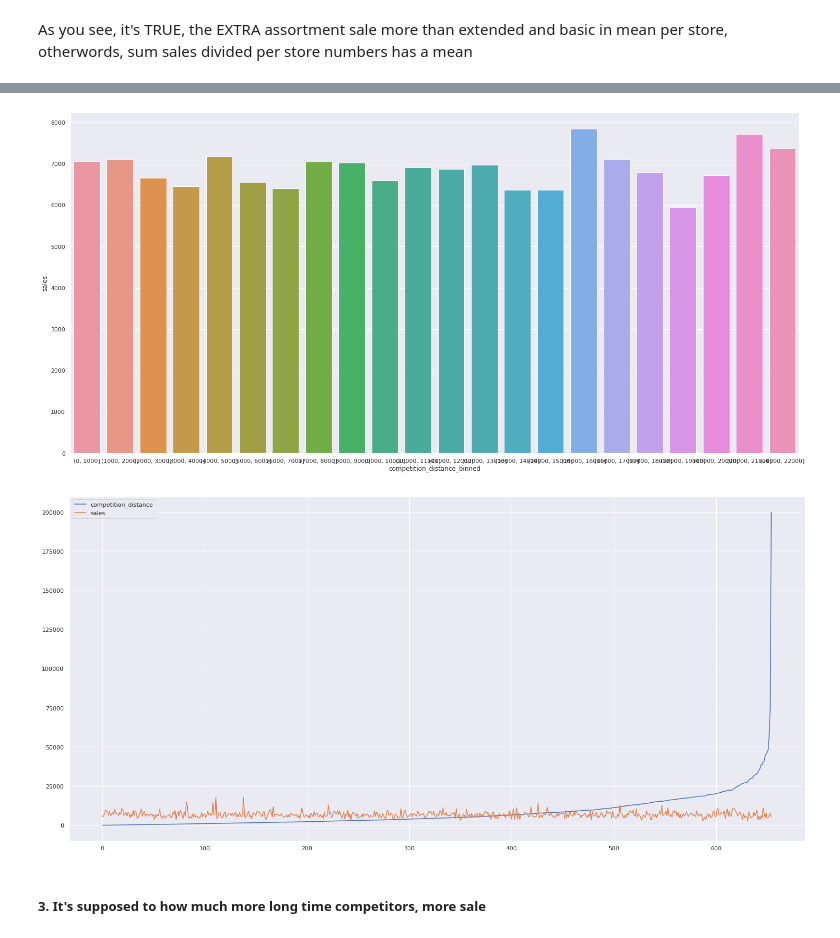
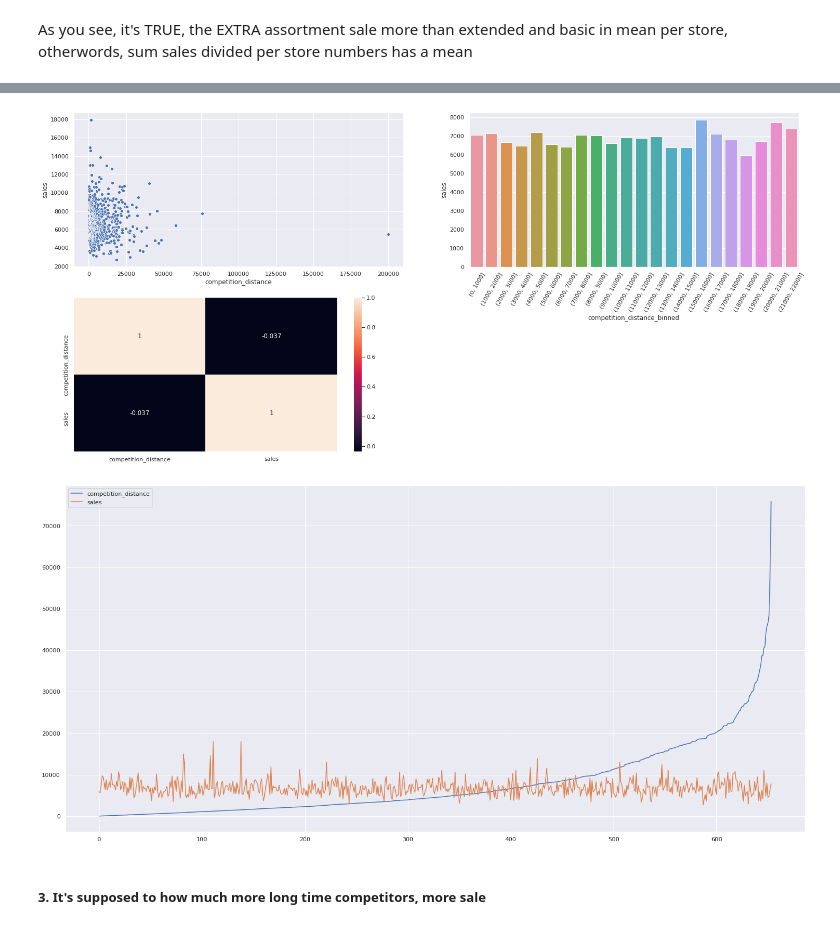
Before and after one commit to diegopmayer/rossman_sales_forecast, a Jupyter notebook: exploratory_data_analysis.ipynb, the cells around one changed output, grey strips where cells are left out. Drawn from its saved outputs; the diff is of its cells as text; code cells hidden in the pictures.

```diff
--- a/exploratory_data_analysis.ipynb
+++ b/exploratory_data_analysis.ipynb
@@ -815,25 +811,24 @@ aux_m_w_extra.pivot(index='year_week', columns='assortment', values='sales').plo
 # %%
-print(com_d_mean['competition_distance_binned'].value_counts(
-    )[com_d_mean['competition_distance_binned'].value_counts() > 5])
-# as you see, there are so much more stores closer from competitors than far,
-# in this case get the mean it's better, upper than 5 it's better
-# where there are more counts ultil 23k
+plt.subplot(2,2,1)
+com_dist_mean = df4[['competition_distance', 'sales']].groupby('competition_distance').mean().reset_index()
+sns.scatterplot(x='competition_distance', y='sales', data=com_dist_mean);
 
-com_d_mean = df4[['competition_distance', 'sales']].groupby(
-    'competition_distance').mean().reset_index()
+plt.subplot(2,2,2)
 bins = list(np.arange(0, 23000, 1000))
-com_d_mean['competition_distance_binned'] = pd.cut(com_d_mean['competition_distance'], bins=bins)
-com_d_mean_binned = com_d_mean[['competition_distance_binned', 'sales']].groupby(
-    'competition_distance_binned').mean().reset_index()
+com_dist_mean['competition_distance_binned'] = pd.cut(com_dist_mean['competition_distance'], bins=bins)
+com_dist_mean_bin = com_dist_mean[['competition_distance_binned', 'sales']].groupby(
+    'competition_distance_binned').mean().reset_index();
+sns.barplot(x='competition_distance_binned', y='sales', data=com_dist_mean_bin);
+plt.xticks(rotation=60)
 
-sns.barplot(x='competition_distance_binned', y='sales', data=com_d_mean_binned);
+plt.subplot(2,2,3)
+sns.heatmap(com_dist_mean.corr(method='pearson'), annot=True);
+
+com_dist_mean[com_dist_mean['competition_distance'] < 80000].plot();
 # as you see it's False, because the aren't a comportament like a linear growth
 # %% [output]
-[figure, old version]
+[figure, new version]
+[figure, added]
-# %%
-df4[['competition_distance', 'sales']].groupby('competition_distance').mean().reset_index().plot();
-# %% [output]
-[figure, removed]
 # %% [markdown]
 #####  3. It's supposed to how much more long time competitors, more sale
 # %% [markdown]
```
Also changed, not shown: parts of 7 cells of this notebook.
